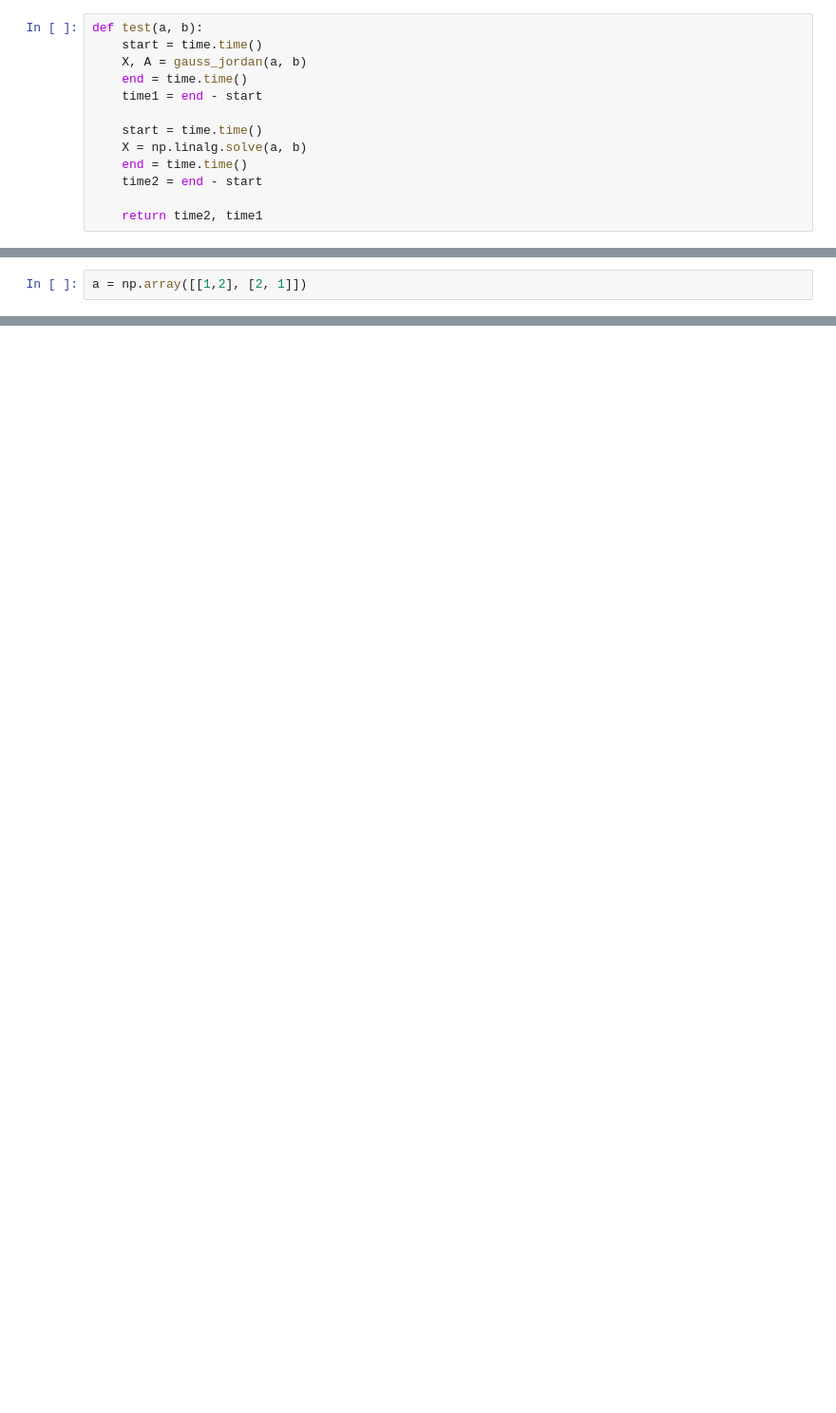
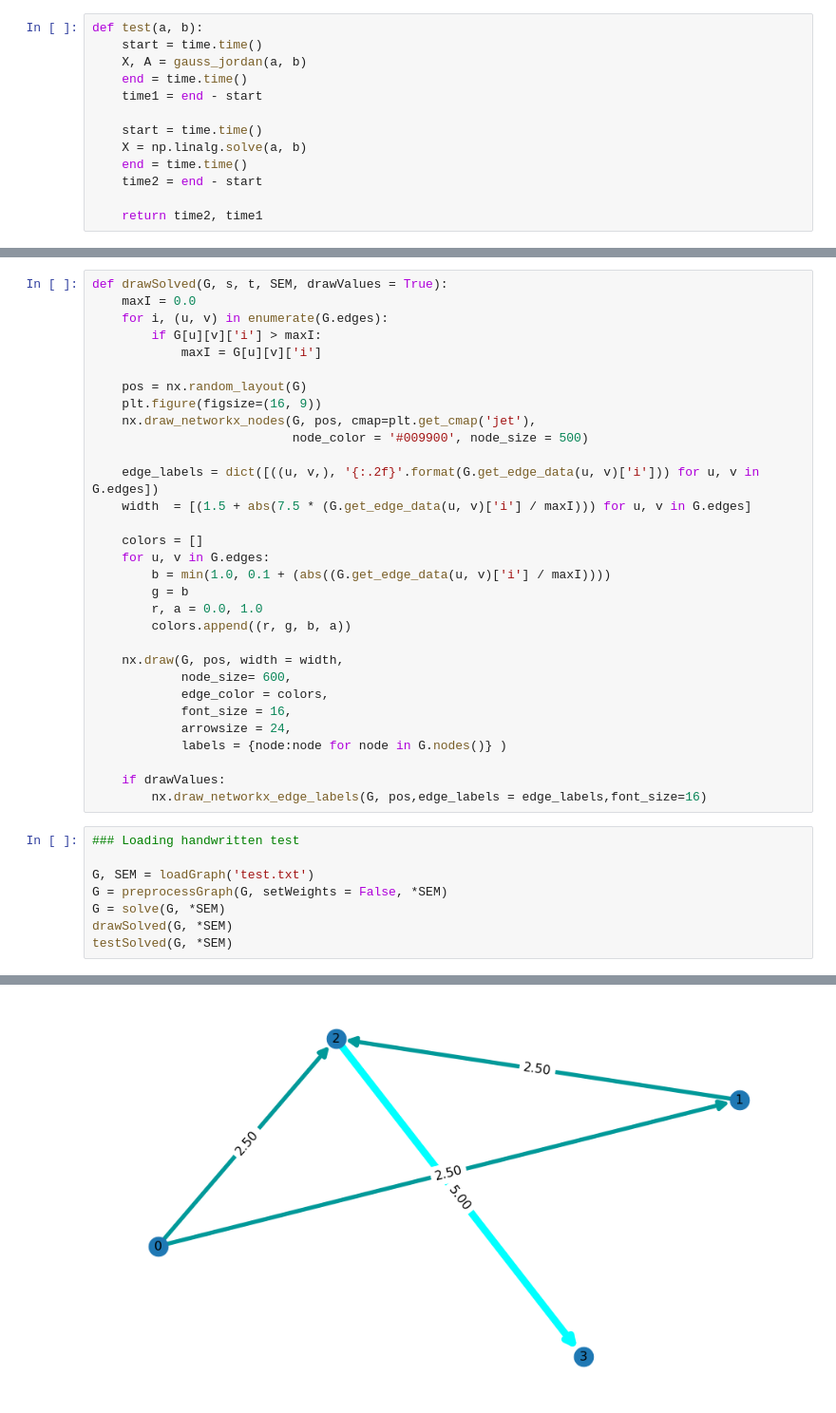
Before and after one commit to Petroniuss/Numerical-Algorithms, a Jupyter notebook: lab2/code.ipynb, the cells around one changed output, grey strips where cells are left out. Shown at 95% size. Cells and saved outputs as stored; diff of their text form; blank space fills up the shorter version.

```diff
--- a/lab2/code.ipynb
+++ b/lab2/code.ipynb
@@ -195,2 +164,0 @@ print(a)
-# %%
-a = np.array([[1,2], [2, 1]])
@@ -344,0 +489,40 @@ luDecomposition([[2, -1, -2],
+# %%
+def drawSolved(G, s, t, SEM, drawValues = True):
+    maxI = 0.0
+    for i, (u, v) in enumerate(G.edges):
+        if G[u][v]['i'] > maxI:
+            maxI = G[u][v]['i']
+
+    pos = nx.random_layout(G)
+    plt.figure(figsize=(16, 9))
+    nx.draw_networkx_nodes(G, pos, cmap=plt.get_cmap('jet'),
+                           node_color = '#009900', node_size = 500)
+
+    edge_labels = dict([((u, v,), '{:.2f}'.format(G.get_edge_data(u, v)['i'])) for u, v in G.edges])
+    width  = [(1.5 + abs(7.5 * (G.get_edge_data(u, v)['i'] / maxI))) for u, v in G.edges]
+
+    colors = []
+    for u, v in G.edges:
+        b = min(1.0, 0.1 + (abs((G.get_edge_data(u, v)['i'] / maxI))))
+        g = b
+        r, a = 0.0, 1.0
+        colors.append((r, g, b, a))
+
+    nx.draw(G, pos, width = width,
+            node_size= 600,
+            edge_color = colors,
+            font_size = 16,
+            arrowsize = 24,
+            labels = {node:node for node in G.nodes()} )
+
+    if drawValues:
+        nx.draw_networkx_edge_labels(G, pos,edge_labels = edge_labels,font_size=16)
+# %%
+### Loading handwritten test
+
+G, SEM = loadGraph('test.txt')
+G = preprocessGraph(G, setWeights = False, *SEM)
+G = solve(G, *SEM)
+drawSolved(G, *SEM)
+testSolved(G, *SEM)
+# %% [output]
@@ -344,0 +531 @@ luDecomposition([[2, -1, -2],
+[figure, added]
```
Also changed, not shown: parts of 25 cells of this notebook, 5 other files.
